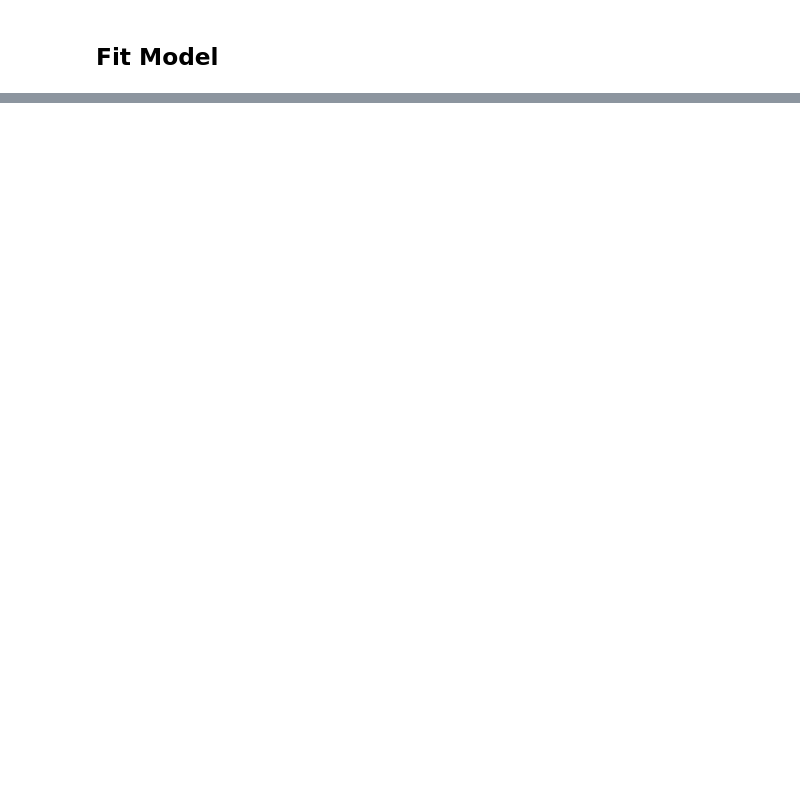
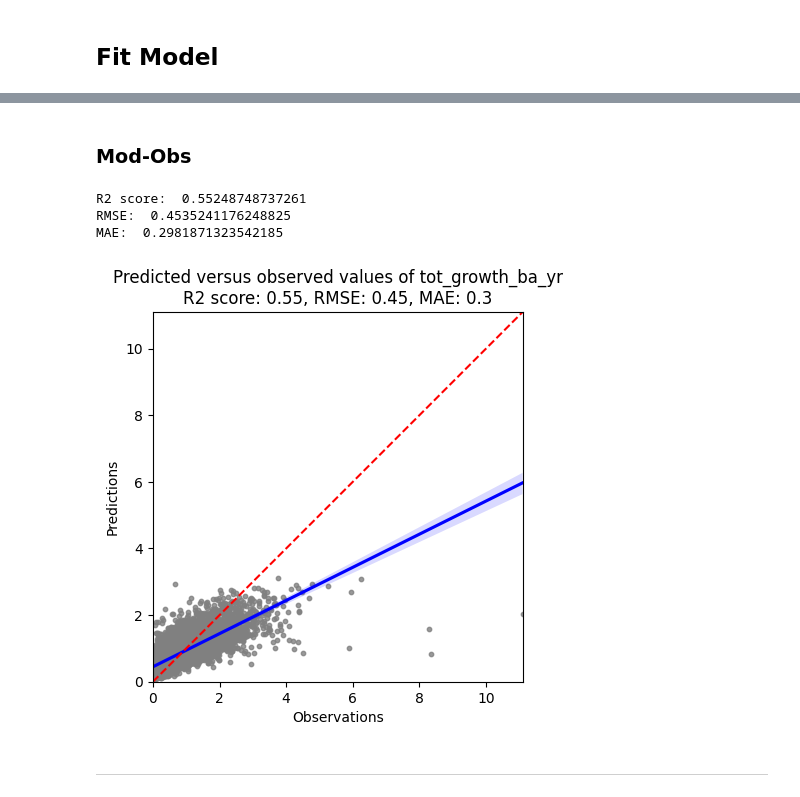
Before and after one commit to padasch/ifn_analysis, a Jupyter notebook: python/04_run_ml_models/run_random_forest.ipynb, the cells around one changed output, grey strips where cells are left out. Drawn from its saved outputs; the diff is of its cells as text; code cells hidden in the pictures; blank space fills up the shorter version.

```diff
--- a/python/04_run_ml_models/run_random_forest.ipynb
+++ b/python/04_run_ml_models/run_random_forest.ipynb
@@ -477,0 +834,4 @@ df_final_before_traintest = df_tmp.copy()
+# %%
+# Get dataset from above
+rf_data_raw = nfi_at_location_level.copy()
+print("Shape of rf_data_raw:", rf_data_raw.shape)
@@ -482,17 +1107,14 @@ df_final_before_traintest = df_tmp.copy()
 # %%
 # Split the data into train and test sets
 X_train, X_test, y_train, y_test = train_test_split(
-    df_final_before_traintest.drop(target, axis=1),
-    df_final_before_traintest[target],
+    df_before_split.drop(target, axis=1),
+    df_before_split[target],
     test_size=test_split,
     random_state=seed_nr,
-    stratify=df_final_before_traintest[test_train_strata],
+    stratify=df_before_split["test_train_strata"],
 )
 
-# TODO: If stratify is more than one column, the new stratification variable
-# must be removed again. This is not implemented yet at all.
-# Eg ser + campagne_1
-
 # Remove stratification column
-# X_train = X_train.drop(test_train_strata, axis=1)
-# X_test  = X_test.drop(test_train_strata, axis=1)
+remove_these = ["test_train_strata"] + test_train_strata
+X_train = X_train.drop(remove_these, axis=1)
+X_test = X_test.drop(remove_these, axis=1)
@@ -707,0 +1326,23 @@ tsol_nan
+# %%
+# best_params = grid_search.best_params_ # Get the best parameters
+
+# best parameters based on random search:
+best_params = {
+    "n_estimators": 1255,
+    "min_samples_split": 2,
+    "min_samples_leaf": 1,
+    "max_features": "sqrt",
+    "max_depth": None,
+}
+
+# Write to file
+file_path = f"{current_dir}/parameters_of_final_rf.txt"
+with open(file_path, "w") as file:
+    for key, value in best_params.items():
+        file.write(f"{key}:\n - {value}\n\n")
+
+# Fit the model to the training data
+rf_best = RandomForestRegressor(
+    **best_params, random_state=seed_nr, n_jobs=-1
+)  # Create best model
+rf_best.fit(X_train, y_train)
@@ -707,0 +1462,11 @@ tsol_nan
+# %% [markdown]
+### Mod-Obs
+# %%
+model_evaluation(rf_best, X_test, y_test)
+# %% [output]
+R2 score:  0.55248748737261
+RMSE:  0.4535241176248825
+MAE:  0.2981871323542185
+[figure, added]
+# %% [markdown]
+---
```
Also changed, not shown: parts of 106 cells of this notebook.
